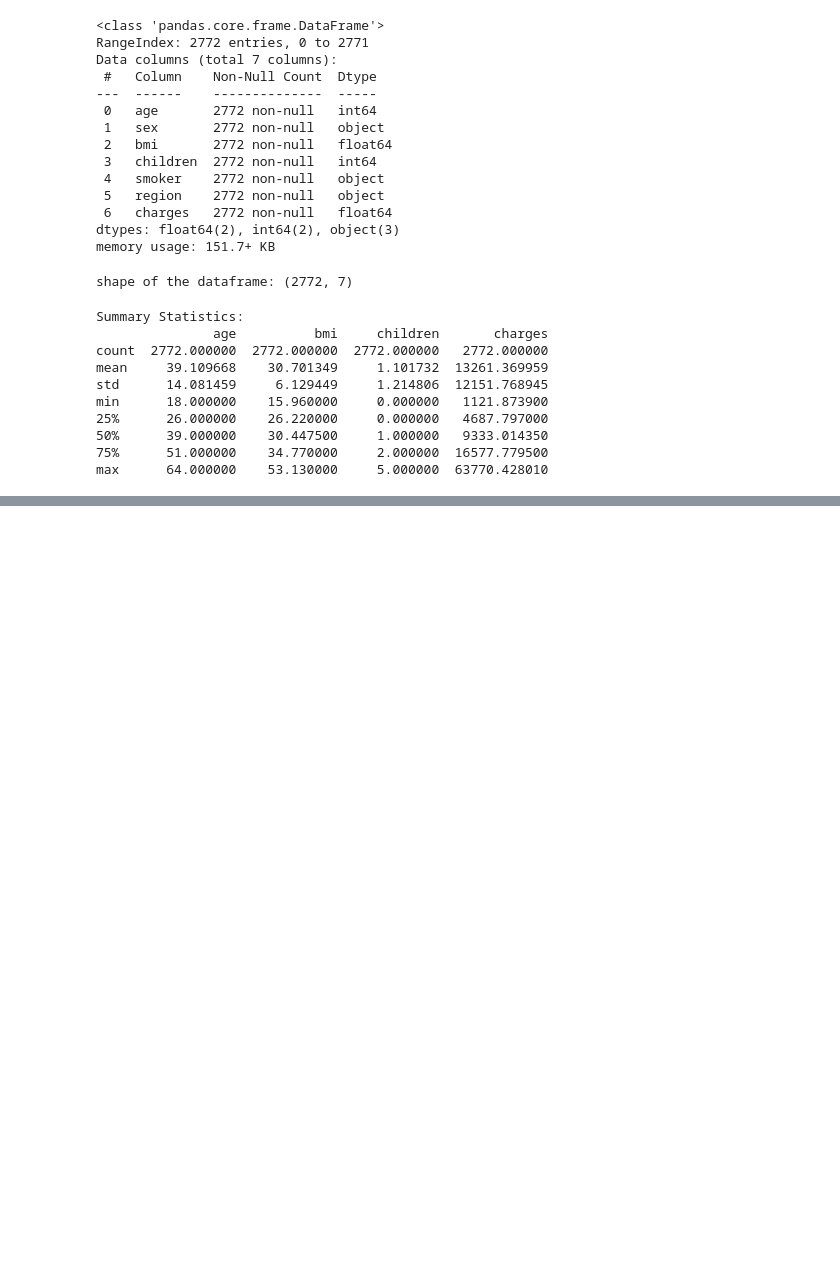
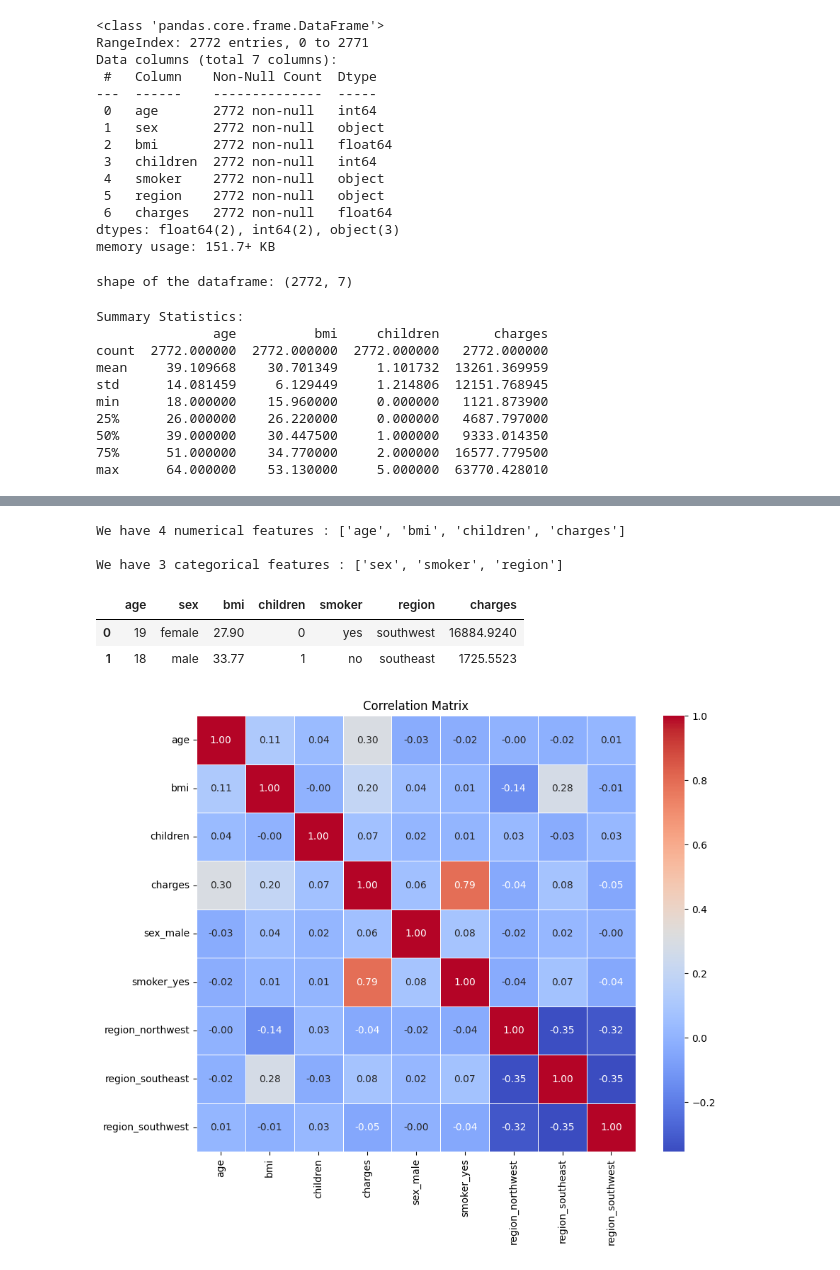
Before and after one commit to devschow/Medical-Insurance-Cost-Prediction, a Jupyter notebook: notebook/data/EDA medical insurance.ipynb, the cells around one changed output, grey strips where cells are left out. Cells and saved outputs as stored; diff of their text form; code cells hidden in the pictures; blank space fills up the shorter version.

```diff
--- a/notebook/data/EDA medical insurance.ipynb
+++ b/notebook/data/EDA medical insurance.ipynb
@@ -54,0 +157,32 @@ max      64.000000    53.130000     5.000000  63770.428010
+# %%
+# define numerical & categorical columns
+numeric_features = [feature for feature in df.columns if df[feature].dtype != 'O']
+categorical_features = [feature for feature in df.columns if df[feature].dtype == 'O']
+
+# print columns
+print('We have {} numerical features : {}'.format(len(numeric_features), numeric_features))
+print('\nWe have {} categorical features : {}'.format(len(categorical_features), categorical_features))
+# %% [output]
+We have 4 numerical features : ['age', 'bmi', 'children', 'charges']
+
+We have 3 categorical features : ['sex', 'smoker', 'region']
+# %%
+df.head(2)
+# %% [output]
+|  | age | sex | bmi | children | smoker | region | charges |
+| 0 | 19 | female | 27.90 | 0 | yes | southwest | 16884.9240 |
+| 1 | 18 | male | 33.77 | 1 | no | southeast | 1725.5523 |
+# %%
+# Columns: 'sex', 'smoker', and 'region' have non-numeric data and need to converted into numeric data so that we can compute our correlation matrix.
+df_encoded = pd.get_dummies(df, columns=['sex', 'smoker', 'region'], drop_first=True)
+
+# Correlation matrix
+correlation_matrix = df_encoded.corr()
+
+# Matrix Heatmap
+plt.figure(figsize=(10, 8))
+sns.heatmap(correlation_matrix, annot=True, cmap='coolwarm', fmt='.2f', linewidths=0.5)
+plt.title("Correlation Matrix")
+plt.show()
+# %% [output]
+[figure, added]
```
Also changed, not shown: parts of 12 cells of this notebook.
